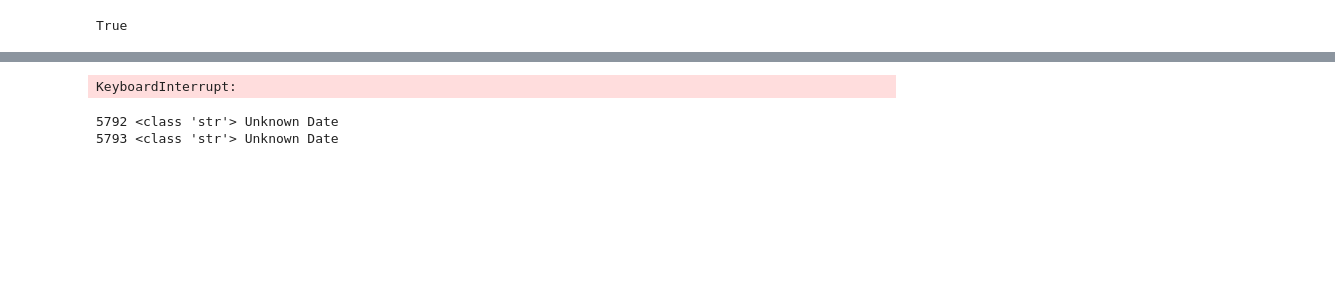
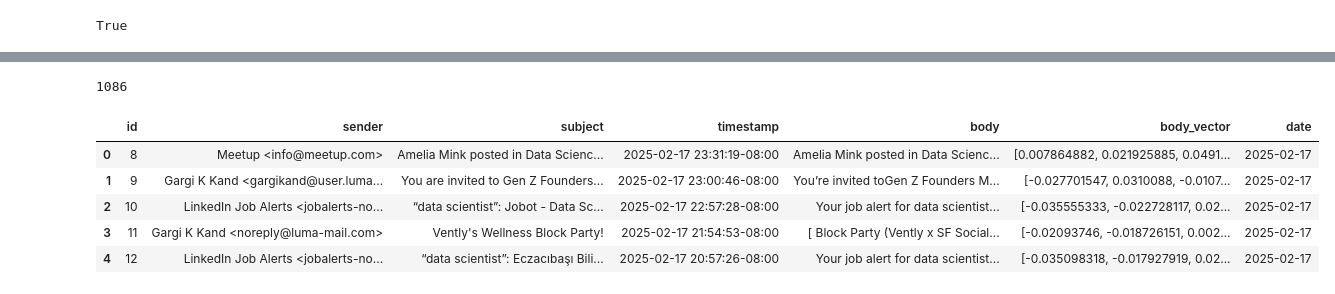
Before and after one commit to Alexander-Barriga/my_portfolio, a Jupyter notebook: Gmail_Analytics/EDA.ipynb, the cells around one changed output, grey strips where cells are left out. Saved outputs shown, nothing was run; the diff lists cells and outputs as text; code cells hidden in the pictures; blank space fills up the shorter version.

```diff
--- a/Gmail_Analytics/EDA.ipynb
+++ b/Gmail_Analytics/EDA.ipynb
@@ -345,2 +12,0 @@ len(emails)
-# %%
-emails = clean_emails(emails) # remove useless text
@@ -395,13 +12,0 @@ store_emails_in_db(emails) # emails stored in db
-# %%
-emails = get_emails_from_db() # load emails from db
-# %% [output]
-KeyboardInterrupt:
-# %%
-for i, email in enumerate(emails):
-    try:
-        to_datetime(email['date'])
-    except:
-        print(i,type(email['date']), email['date'])
-# %% [output]
-5792 <class 'str'> Unknown Date
-5793 <class 'str'> Unknown Date
@@ -409,0 +46,20 @@ for i, email in enumerate(emails):
+# %%
+load_emails = get_emails_from_db() # load emails from db
+len(load_emails)
+# %% [output]
+1086
+# %%
+df = pd.DataFrame(load_emails)
+df.timestamp = pd.to_datetime(df.timestamp)
+df["body"] = df["body"].astype("string")
+#df["body_vector"] = df["body_vector"].apply(lambda x: np.array(x))
+df["date"] = df["timestamp"].dt.date
+
+df.head()
+# %% [output]
+|  | id | sender | subject | timestamp | body | body_vector | date |
+| 0 | 8 | Meetup <info@meetup.com> | Amelia Mink posted in Data Scienc... | 2025-02-17 23:31:19-08:00 | Amelia Mink posted in Data Scienc... | [0.007864882, 0.021925885, 0.0491... | 2025-02-17 |
+| 1 | 9 | Gargi K Kand <gargikand@user.luma... | You are invited to Gen Z Founders... | 2025-02-17 23:00:46-08:00 | You’re invited toGen Z Founders M... | [-0.027701547, 0.0310088, -0.0107... | 2025-02-17 |
+| 2 | 10 | LinkedIn Job Alerts <jobalerts-no... | “data scientist”: Jobot - Data Sc... | 2025-02-17 22:57:28-08:00 | Your job alert for data scientist... | [-0.035555333, -0.022728117, 0.02... | 2025-02-17 |
+| 3 | 11 | Gargi K Kand <noreply@luma-mail.com> | Vently's Wellness Block Party! | 2025-02-17 21:54:53-08:00 | [ Block Party (Vently x SF Social... | [-0.02093746, -0.018726151, 0.002... | 2025-02-17 |
+| 4 | 12 | LinkedIn Job Alerts <jobalerts-no... | “data scientist”: Eczacıbaşı Bili... | 2025-02-17 20:57:26-08:00 | Your job alert for data scientist... | [-0.035098318, -0.017927919, 0.02... | 2025-02-17 |
```
Also changed, not shown: parts of 38 cells of this notebook, 1 other file.
